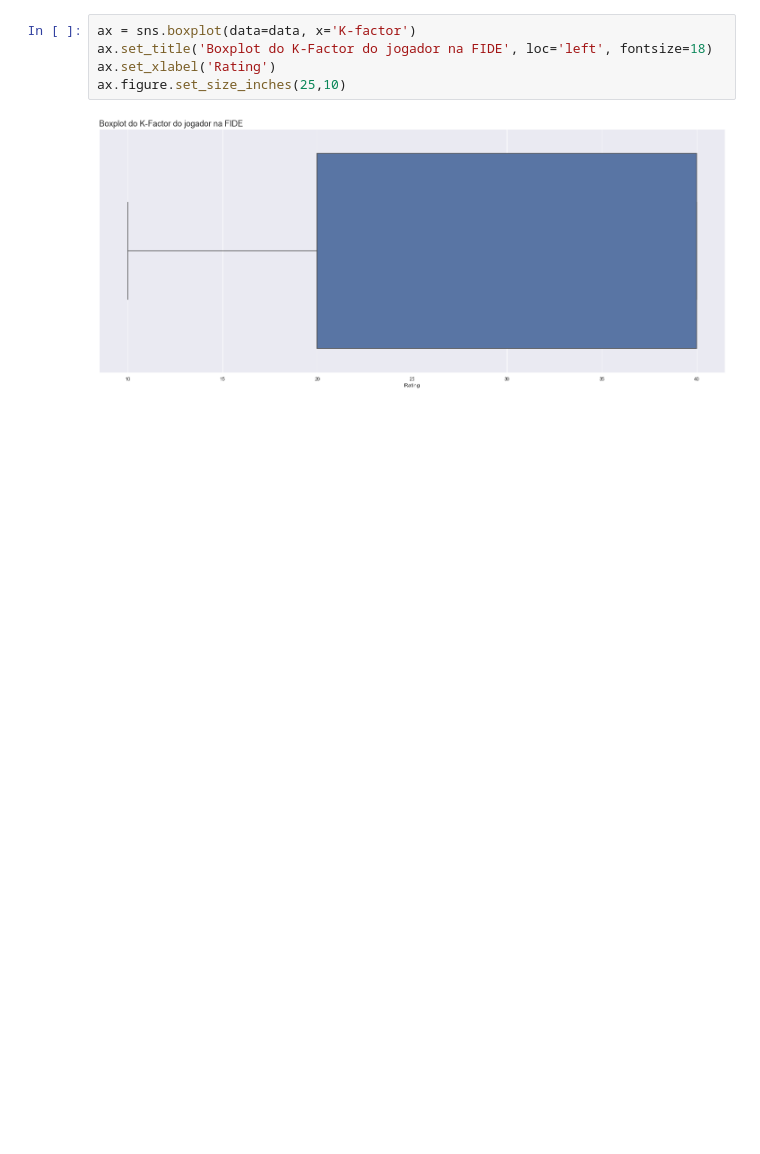
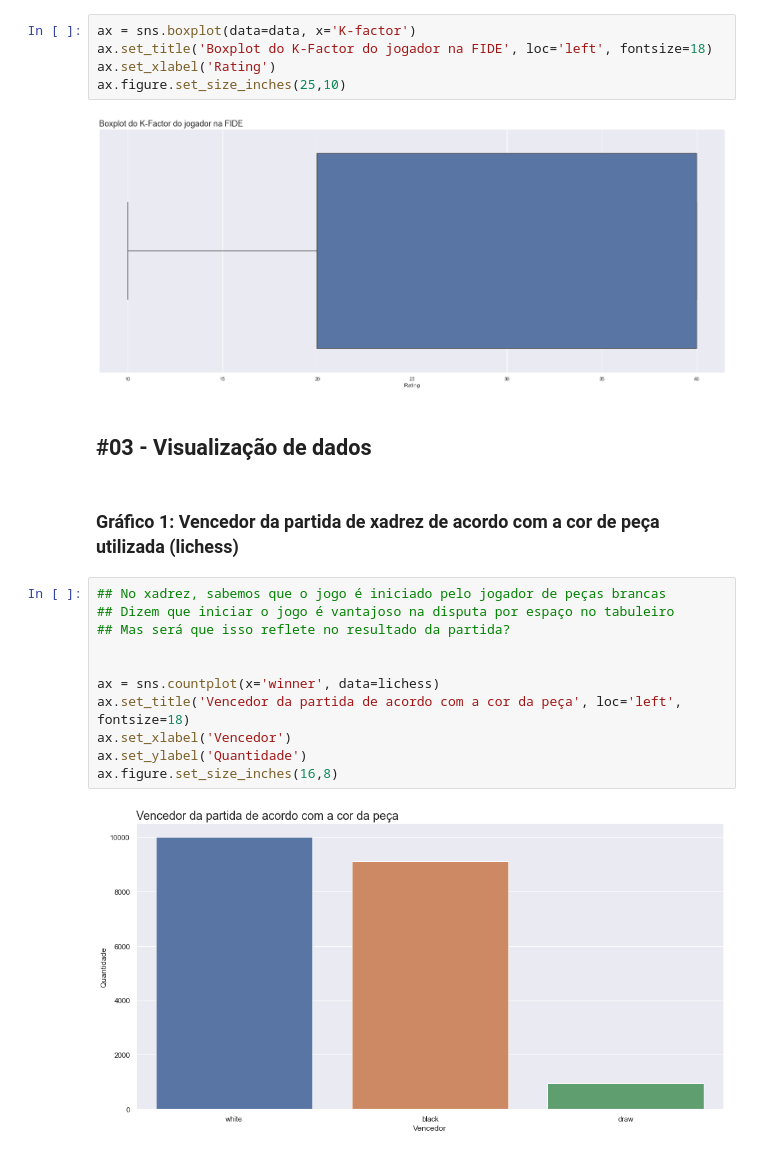
Before and after one commit to samilagarrido/DataChess, a Jupyter notebook: projeto.ipynb, the cells around one changed output. Cells and saved outputs as stored; diff of their text form; blank space fills up the shorter version.

Commit message:
Gráficos iniciais da terceira parte do projeto

```diff
--- a/projeto.ipynb
+++ b/projeto.ipynb
@@ -181,3 +176,20 @@ ax.set_xlabel('Rating')
 ax.figure.set_size_inches(25,10)
 # %% [output]
 [figure]
+# %% [markdown]
+## #03 - Visualização de dados
+# %% [markdown]
+### Gráfico 1: Vencedor da partida de xadrez de acordo com a cor de peça utilizada (lichess)
+# %%
+## No xadrez, sabemos que o jogo é iniciado pelo jogador de peças brancas
+## Dizem que iniciar o jogo é vantajoso na disputa por espaço no tabuleiro
+## Mas será que isso reflete no resultado da partida?
+
+
+ax = sns.countplot(x='winner', data=lichess)
+ax.set_title('Vencedor da partida de acordo com a cor da peça', loc='left', fontsize=18)
+ax.set_xlabel('Vencedor')
+ax.set_ylabel('Quantidade')
+ax.figure.set_size_inches(16,8)
+# %% [output]
+[figure, added]
```
Also changed, not shown: parts of 5 cells of this notebook.
